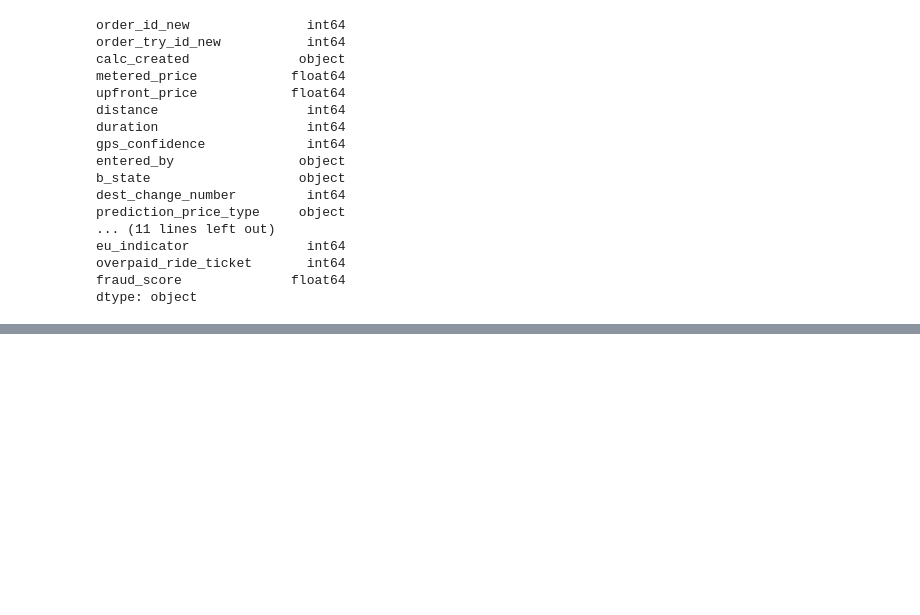
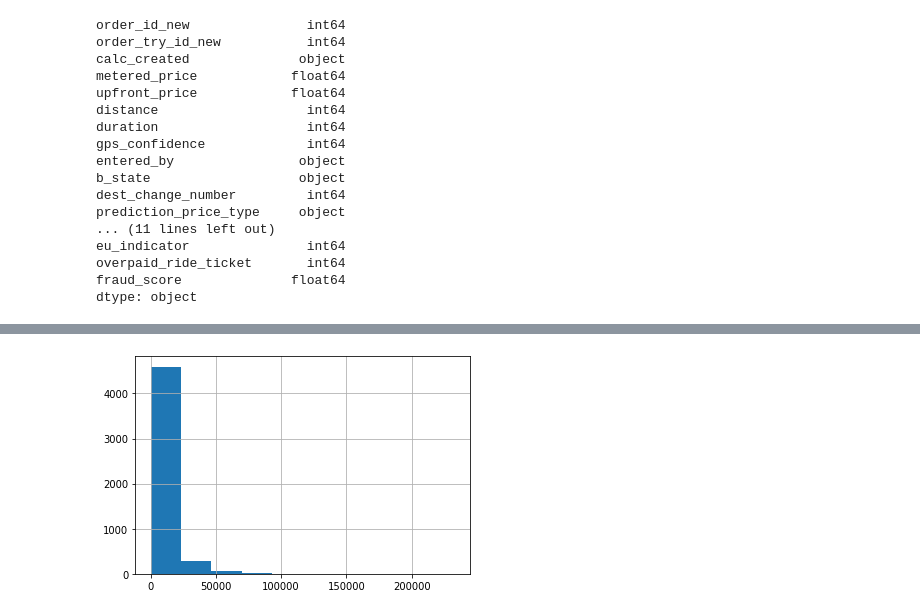
Before and after one commit to Starburned7/data-analytics-projects, a Jupyter notebook: taxi_data_analysis.ipynb, the cells around one changed output, grey strips where cells are left out. Saved outputs shown, nothing was run; the diff lists cells and outputs as text; code cells hidden in the pictures; blank space fills up the shorter version.

```diff
--- a/taxi_data_analysis.ipynb
+++ b/taxi_data_analysis.ipynb
@@ -107,0 +158,4 @@ df['calc_created'] = pd.to_datetime(df['calc_created'],format='%Y-%m-%d %H:%M:%S
+# %%
+df['distance'].hist();
+# %% [output]
+[figure, added]
```
Also changed, not shown: parts of 9 cells of this notebook.
